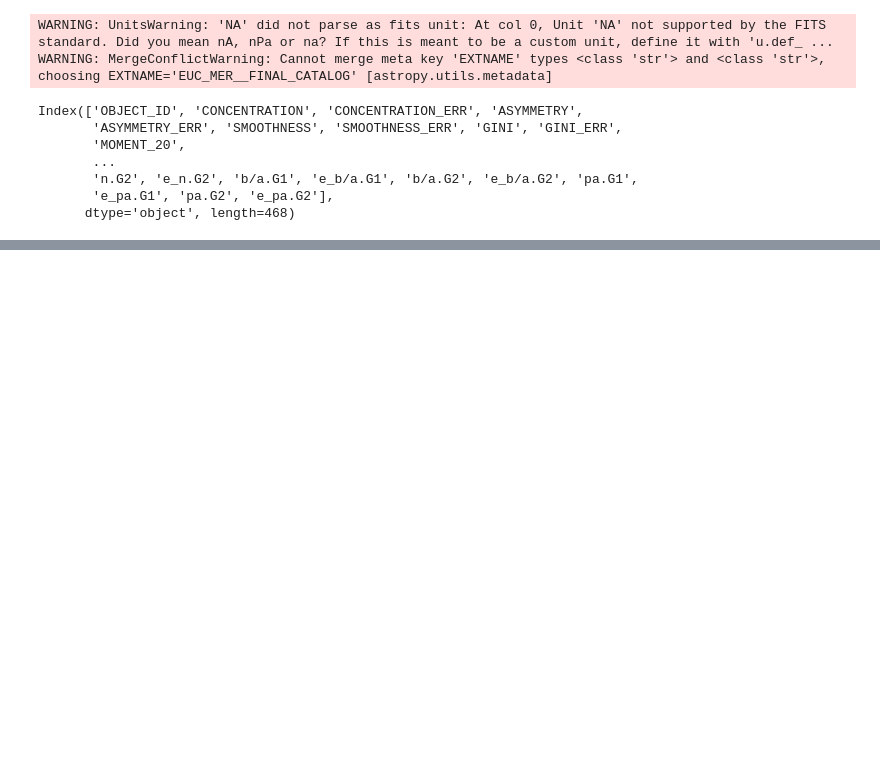
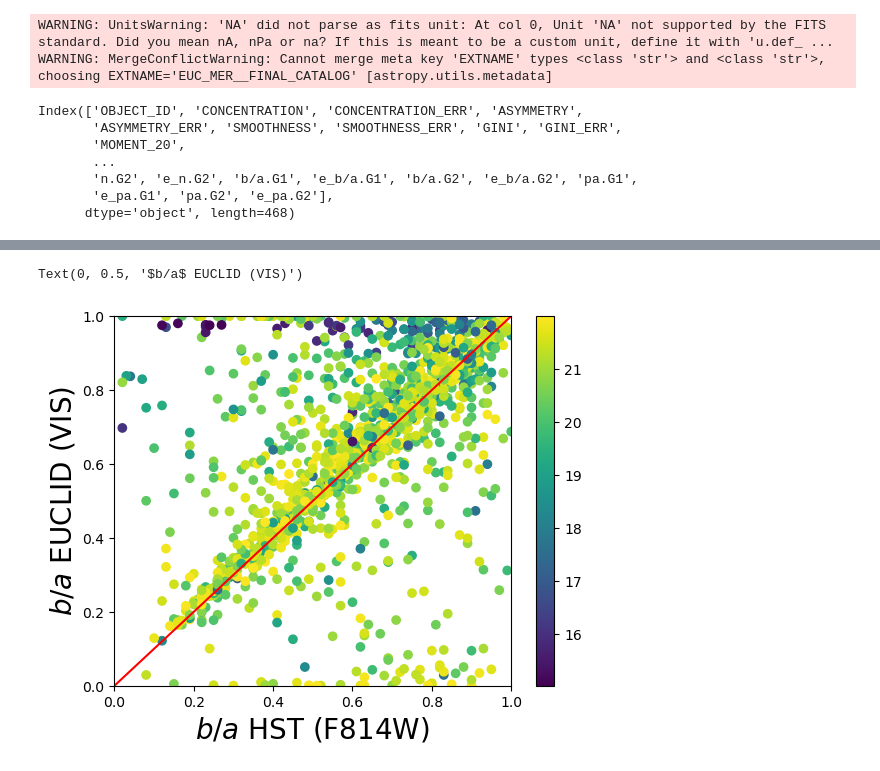
Before and after one commit to mhuertascompany/EC_Morphology_validation, a Jupyter notebook: COSMOS.ipynb, the cells around one changed output, grey strips where cells are left out. Saved outputs shown, nothing was run; the diff lists cells and outputs as text; code cells hidden in the pictures; blank space fills up the shorter version.

```diff
--- a/COSMOS.ipynb
+++ b/COSMOS.ipynb
@@ -65,0 +94,11 @@ plt.scatter(res_table_pandas['Re.G1'],res_table_pandas.SERSIC_SERSIC_RADIUS)
+# %%
+plt.scatter(bright['b/a.G1'],bright.SERSIC_SERSIC_AXIS_RATIO,c=bright.MAG_STARGAL_SEP)
+plt.colorbar()
+plt.xlim(0,1)
+plt.ylim(0,1)
+plt.plot(np.linspace(0,30),np.linspace(0,30),color='red')
+plt.xlabel('$b/a$ HST (F814W)',fontsize=20)
+plt.ylabel('$b/a$ EUCLID (VIS)',fontsize=20)
+# %% [output]
+Text(0, 0.5, '$b/a$ EUCLID (VIS)')
+[figure, added]
```
Also changed, not shown: parts of 6 cells of this notebook.
